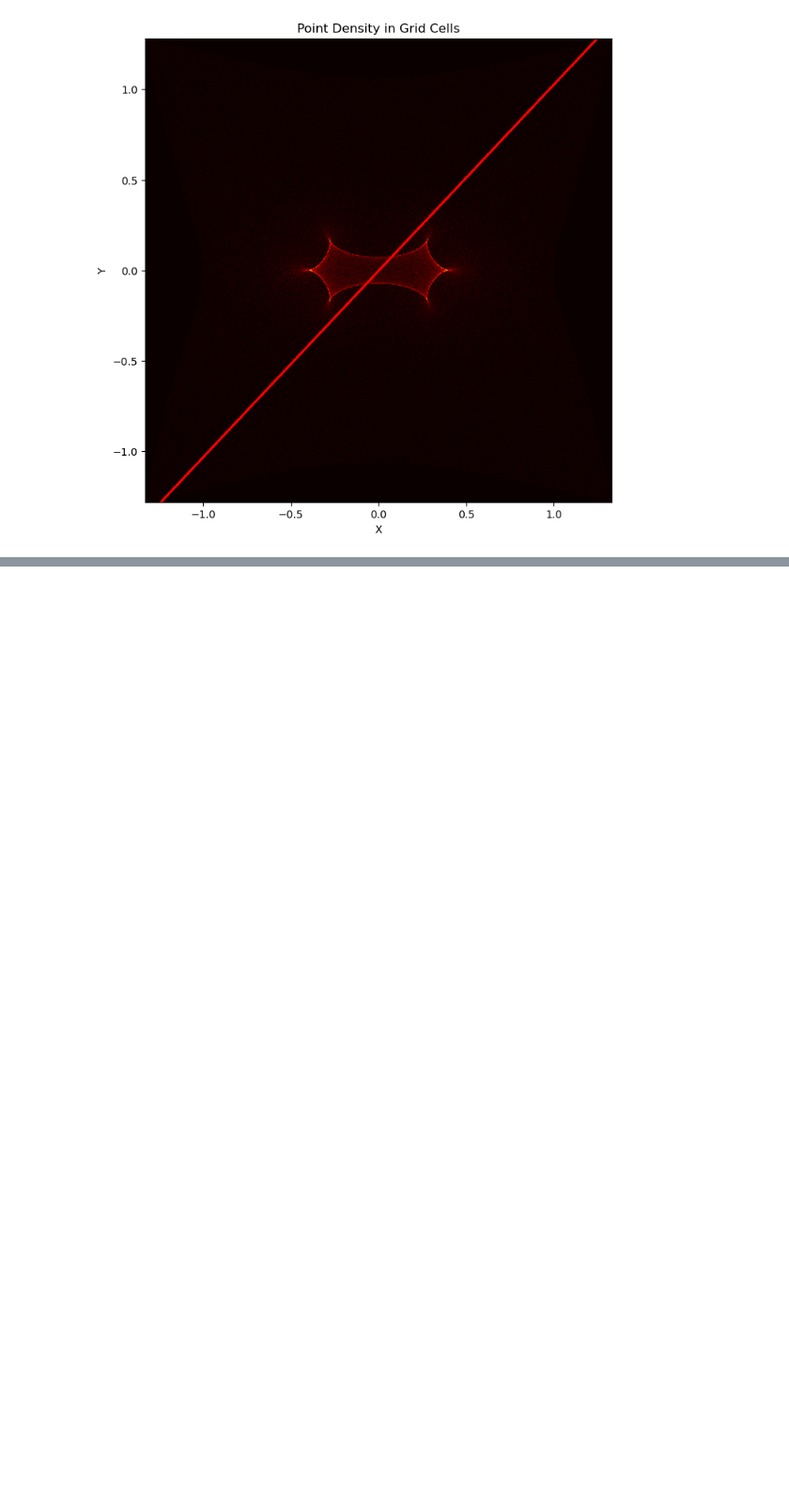
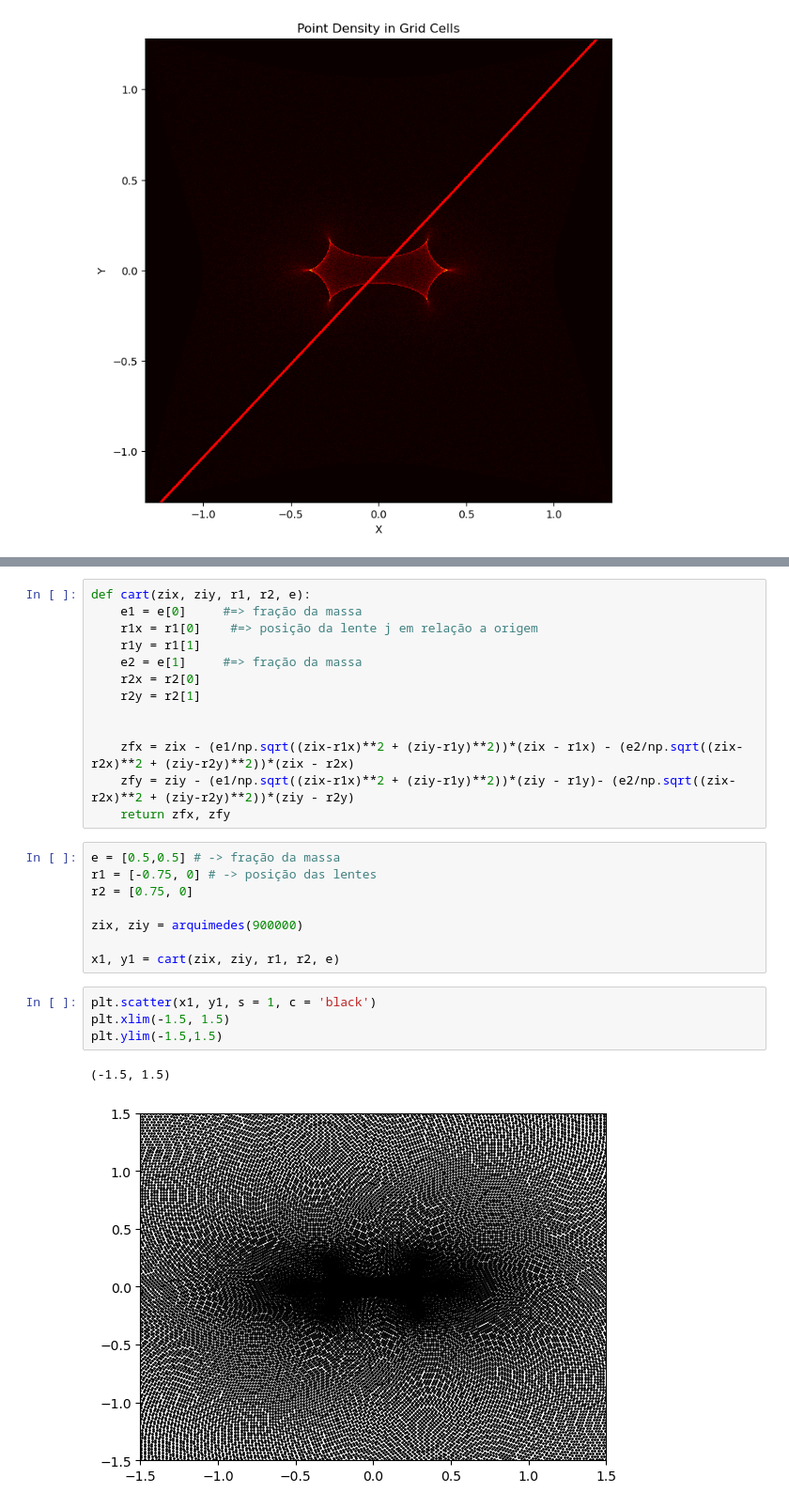
Before and after one commit to ylaksl/Microlensing, a Jupyter notebook: microlensing.ipynb, the cells around one changed output, grey strips where cells are left out. Shown at 94% size. Saved outputs shown, nothing was run; the diff lists cells and outputs as text; blank space fills up the shorter version.

```diff
--- a/microlensing.ipynb
+++ b/microlensing.ipynb
@@ -183,0 +186,28 @@ plt.scatter(x,y, s = 1)
+# %%
+def cart(zix, ziy, r1, r2, e):
+    e1 = e[0]     #=> fração da massa
+    r1x = r1[0]    #=> posição da lente j em relação a origem
+    r1y = r1[1]
+    e2 = e[1]     #=> fração da massa
+    r2x = r2[0]
+    r2y = r2[1]
+
+
+    zfx = zix - (e1/np.sqrt((zix-r1x)**2 + (ziy-r1y)**2))*(zix - r1x) - (e2/np.sqrt((zix-r2x)**2 + (ziy-r2y)**2))*(zix - r2x)
+    zfy = ziy - (e1/np.sqrt((zix-r1x)**2 + (ziy-r1y)**2))*(ziy - r1y)- (e2/np.sqrt((zix-r2x)**2 + (ziy-r2y)**2))*(ziy - r2y)
+    return zfx, zfy
+# %%
+e = [0.5,0.5] # -> fração da massa
+r1 = [-0.75, 0] # -> posição das lentes
+r2 = [0.75, 0]
+
+zix, ziy = arquimedes(900000)
+
+x1, y1 = cart(zix, ziy, r1, r2, e)
+# %%
+plt.scatter(x1, y1, s = 1, c = 'black')
+plt.xlim(-1.5, 1.5)
+plt.ylim(-1.5,1.5)
+# %% [output]
+(-1.5, 1.5)
+[figure, added]
```
Also changed, not shown: parts of 10 cells of this notebook.
